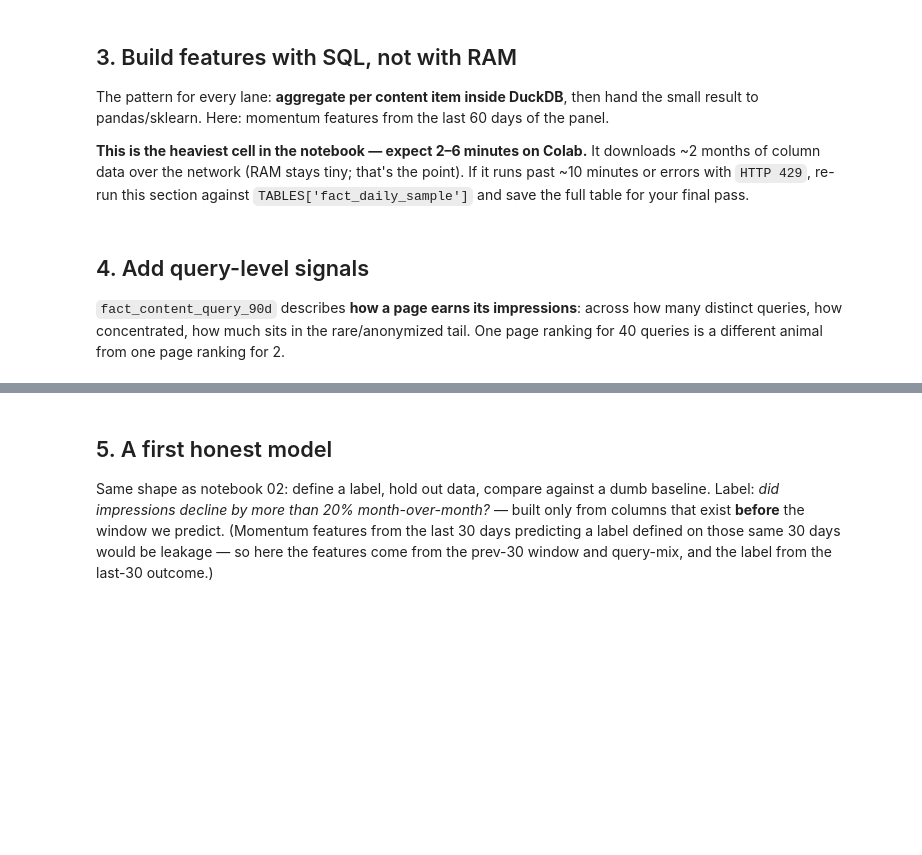
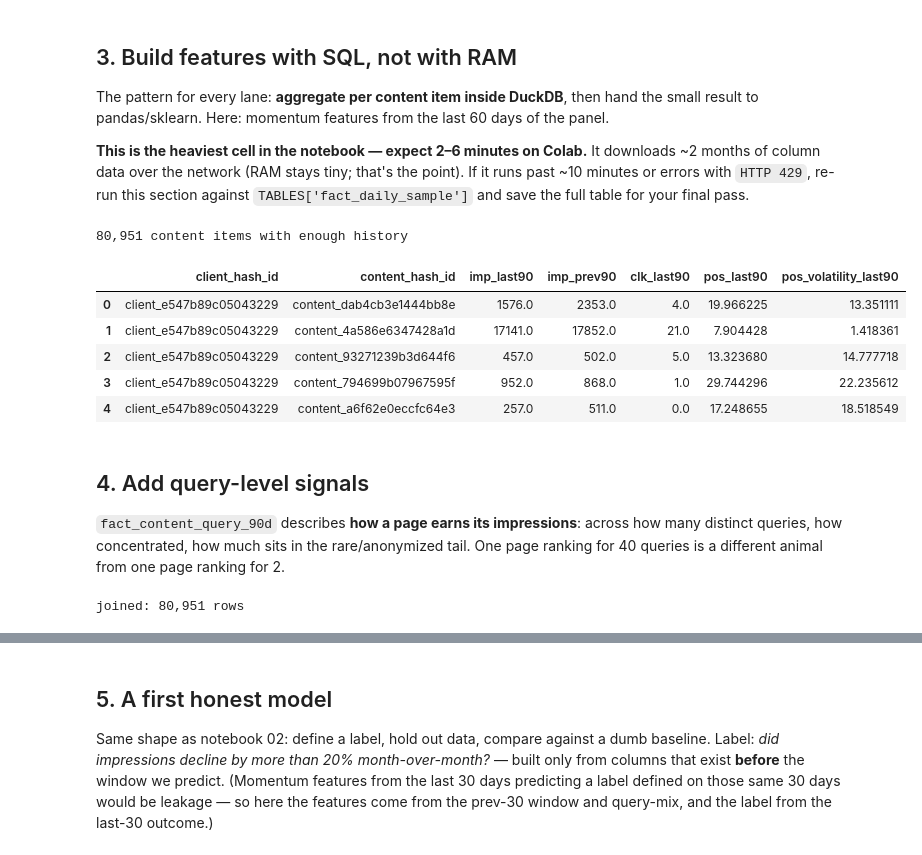
Before and after one commit to Roselyn-Koech/flyrank-ml-internship, a Jupyter notebook: notebooks/03_working_with_the_full_release.ipynb, the cells around one changed output, grey strips where cells are left out. Saved outputs shown, nothing was run; the diff lists cells and outputs as text; code cells hidden in the pictures; blank space fills up the shorter version.

```diff
--- a/notebooks/03_working_with_the_full_release.ipynb
+++ b/notebooks/03_working_with_the_full_release.ipynb
@@ -106,7 +106,7 @@ result to pandas/sklearn. Here: momentum features from the last 60 days of the p
 
 **This is the heaviest cell in the notebook — expect 2–6 minutes on Colab.** It downloads ~2 months of column data over the network (RAM stays tiny; that's the point). If it runs past ~10 minutes or errors with `HTTP 429`, re-run this section against `TABLES['fact_daily_sample']` and save the full table for your final pass.
 # %%
-features = con.sql(f"""
+features_90d = con.sql(f"""
     WITH bounds AS (
         SELECT MAX(report_date) AS end_d
         FROM {TABLES['fact_daily']}
@@ -118,49 +118,78 @@ features = con.sql(f"""
 
             SUM(
                 CASE
-                    WHEN f.report_date > b.end_d - INTERVAL 30 DAY
+                    WHEN f.report_date > b.end_d - INTERVAL 90 DAY
                     THEN f.gsc_impressions ELSE 0
                 END
-            ) AS imp_last30,
+            ) AS imp_last90,
 
             SUM(
                 CASE
-                    WHEN f.report_date <= b.end_d - INTERVAL 30 DAY
+                    WHEN f.report_date <= b.end_d - INTERVAL 90 DAY
                     THEN f.gsc_impressions ELSE 0
                 END
-            ) AS imp_prev30,
+            ) AS imp_prev90,
 
             SUM(
                 CASE
-                    WHEN f.report_date > b.end_d - INTERVAL 30 DAY
+                    WHEN f.report_date > b.end_d - INTERVAL 90 DAY
                     THEN f.gsc_clicks ELSE 0
                 END
-            ) AS clk_last30,
+            ) AS clk_last90,
 
             AVG(
                 CASE
-                    WHEN f.report_date > b.end_d - INTERVAL 30 DAY
+                    WHEN f.report_date > b.end_d - INTERVAL 90 DAY
                     THEN f.gsc_avg_position
                 END
-            ) AS pos_last30
+            ) AS pos_last90,
+
+            STDDEV(
+                CASE
+                    WHEN f.report_date > b.end_d - INTERVAL 90 DAY
+                    THEN f.gsc_avg_position
+                END
+            ) AS pos_volatility_last90
 
         FROM {TABLES['fact_daily']} f, bounds b
 
-        WHERE f.report_date > b.end_d - INTERVAL 90 DAY
+        WHERE f.report_date > b.end_d - INTERVAL 180 DAY
 
         GROUP BY 1, 2
 
-        HAVING imp_prev30 >= 200
+        HAVING imp_prev90 >= 500   -- adjust threshold as you like
     )
     SELECT *
     FROM windowed
 """).df()
 
-print(f"{len(features):,} content items with enough history")
-features.head()
+print(f"{len(features_90d):,} content items with enough history")
+features_90d.head()
+# %% [output]
+80,951 content items with enough history
+|  | client_hash_id | content_hash_id | imp_last90 | imp_prev90 | clk_last90 | pos_last90 | pos_volatility_last90 |
+| 0 | client_e547b89c05043229 | content_dab4cb3e1444bb8e | 1576.0 | 2353.0 | 4.0 | 19.966225 | 13.351111 |
+| 1 | client_e547b89c05043229 | content_4a586e6347428a1d | 17141.0 | 17852.0 | 21.0 | 7.904428 | 1.418361 |
+| 2 | client_e547b89c05043229 | content_93271239b3d644f6 | 457.0 | 502.0 | 5.0 | 13.323680 | 14.777718 |
+| 3 | client_e547b89c05043229 | content_794699b07967595f | 952.0 | 868.0 | 1.0 | 29.744296 | 22.235612 |
+| 4 | client_e547b89c05043229 | content_a6f62e0eccfc64e3 | 257.0 | 511.0 | 0.0 | 17.248655 | 18.518549 |
 # %% [markdown]
 ## 4. Add query-level signals
 
 `fact_content_query_90d` describes **how a page earns its impressions**: across how many
 distinct queries, how concentrated, how much sits in the rare/anonymized tail. One page ranking
 for 40 queries is a different animal from one page ranking for 2.
+# %%
+data_90d = features_90d.merge(qsignals, on='content_hash_id', how='left')
+print(f'joined: {len(data_90d):,} rows')
+
+data_90d['is_declining'] = (data_90d['imp_last90'] < 0.8 * data_90d['imp_prev90']).astype(int)
+
+feature_cols_90d = [
+    'imp_prev90', 'visible_queries', 'rare_share', 'anon_share',
+    'top_query_share', 'pos_volatility_last90'
+]
+model_data_90d = data_90d.dropna(subset=feature_cols_90d)
+X90, y90 = model_data_90d[feature_cols_90d], model_data_90d['is_declining']
+# %% [output]
+joined: 80,951 rows
```
Also changed, not shown: parts of 3 cells of this notebook.
